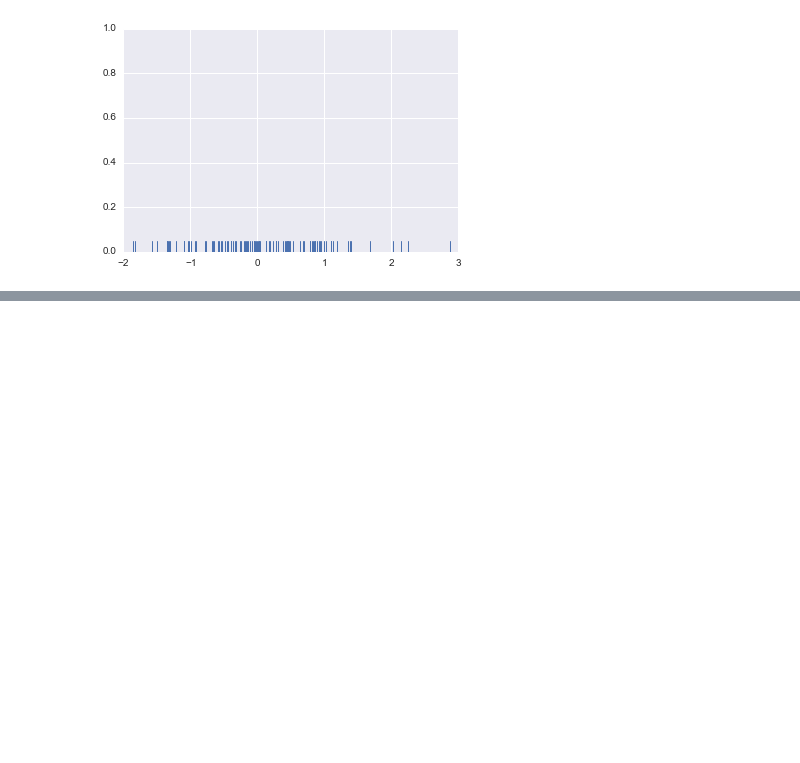
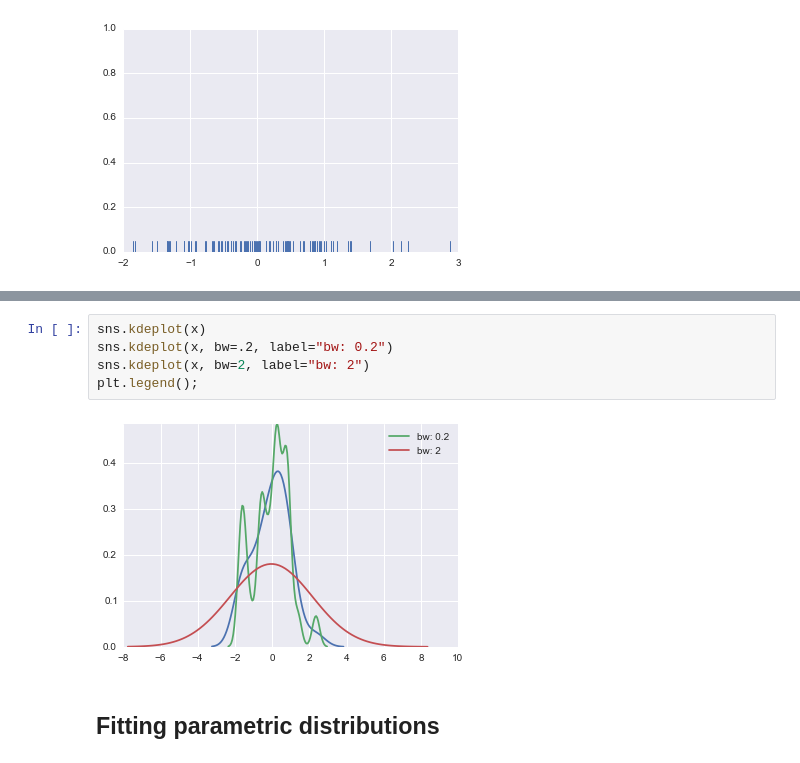
Before and after one commit to qszhuan/qszhuan-notebook, a Jupyter notebook: data-visualization/Visualize the distribution.ipynb, the cells around one changed output, grey strips where cells are left out. Cells and saved outputs as stored; diff of their text form; blank space fills up the shorter version.

```diff
--- a/data-visualization/Visualize the distribution.ipynb
+++ b/data-visualization/Visualize the distribution.ipynb
@@ -25,0 +54,9 @@ sns.rugplot(x)
+# %%
+sns.kdeplot(x)
+sns.kdeplot(x, bw=.2, label="bw: 0.2")
+sns.kdeplot(x, bw=2, label="bw: 2")
+plt.legend();
+# %% [output]
+[figure, added]
+# %% [markdown]
+## Fitting parametric distributions
```
Also changed, not shown: parts of 26 cells of this notebook, 1 other file.
